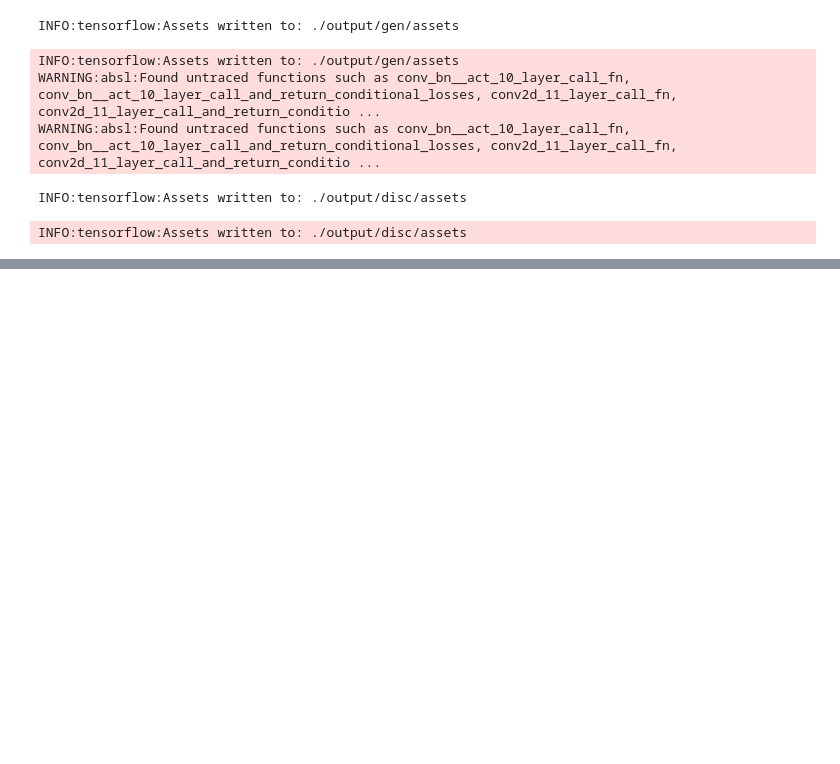
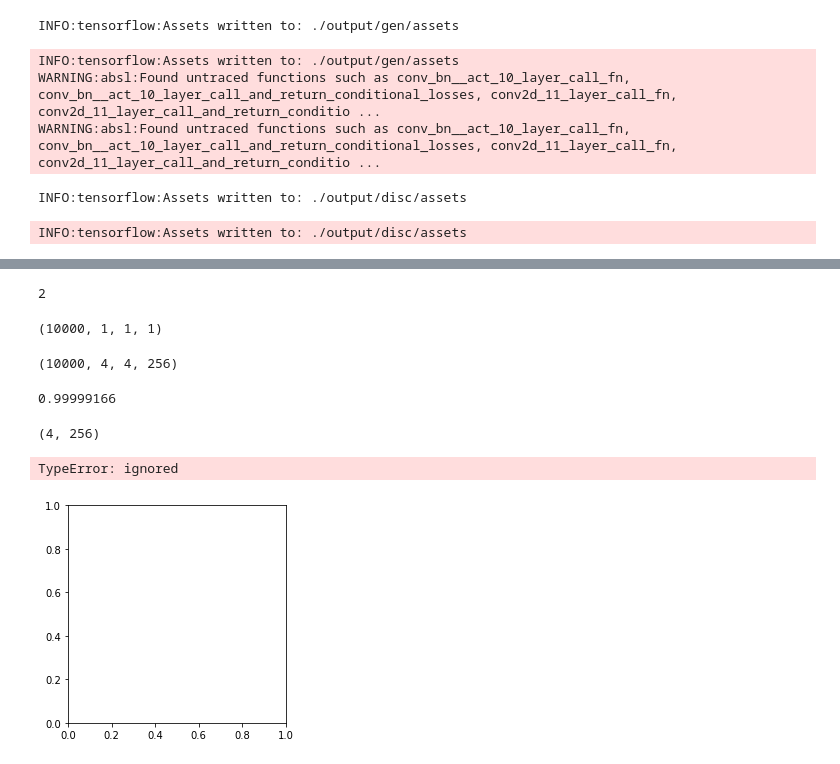
Before and after one commit to manmeet3/Brain-Tumor-Anomaly-Detection-and-Segmentation, a Jupyter notebook: wip_colabs/mnist_example.ipynb, the cells around one changed output, grey strips where cells are left out. Saved outputs shown, nothing was run; the diff lists cells and outputs as text; code cells hidden in the pictures; blank space fills up the shorter version.

```diff
--- a/wip_colabs/mnist_example.ipynb
+++ b/wip_colabs/mnist_example.ipynb
@@ -131,3 +131,5 @@ WARNING:absl:Found untraced functions such as conv_bn__act_10_layer_call_fn, con
 WARNING:absl:Found untraced functions such as conv_bn__act_10_layer_call_fn, conv_bn__act_10_layer_call_and_return_conditional_losses, conv2d_11_layer_call_fn, conv2d_11_layer_call_and_return_conditio ...
 INFO:tensorflow:Assets written to: ./output/disc/assets
 INFO:tensorflow:Assets written to: ./output/disc/assets
+# %%
+D = tf.keras.models.load_model('output/disc')
@@ -133,0 +149,2 @@ INFO:tensorflow:Assets written to: ./output/disc/assets
+# %%
+output = D.predict(test_dataset)
@@ -133,0 +155,30 @@ INFO:tensorflow:Assets written to: ./output/disc/assets
+# %%
+len(output)
+# %% [output]
+2
+# %%
+output[0].shape
+# %% [output]
+(10000, 1, 1, 1)
+# %%
+output[1].shape
+# %% [output]
+(10000, 4, 4, 256)
+# %%
+# Reshape output[0] to be a long list of labels
+output[0][0][0][0][0]
+# %% [output]
+0.99999166
+# %%
+output[1][0][0].shape
+# %% [output]
+(4, 256)
+# %%
+%matplotlib inline
+
+import matplotlib.pyplot as plt
+
+plt.imshow(output[1][0][0][0])
+# %% [output]
+TypeError: ignored
+[figure, added]
```
Also changed, not shown: parts of 5 cells of this notebook.
